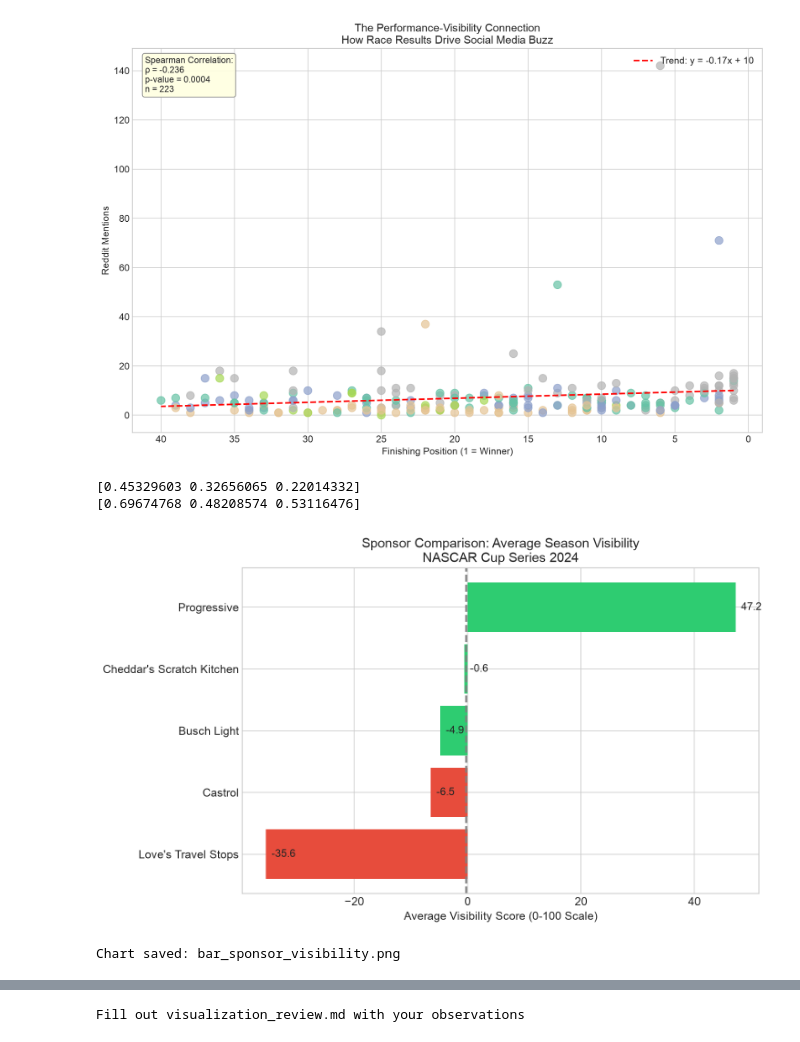
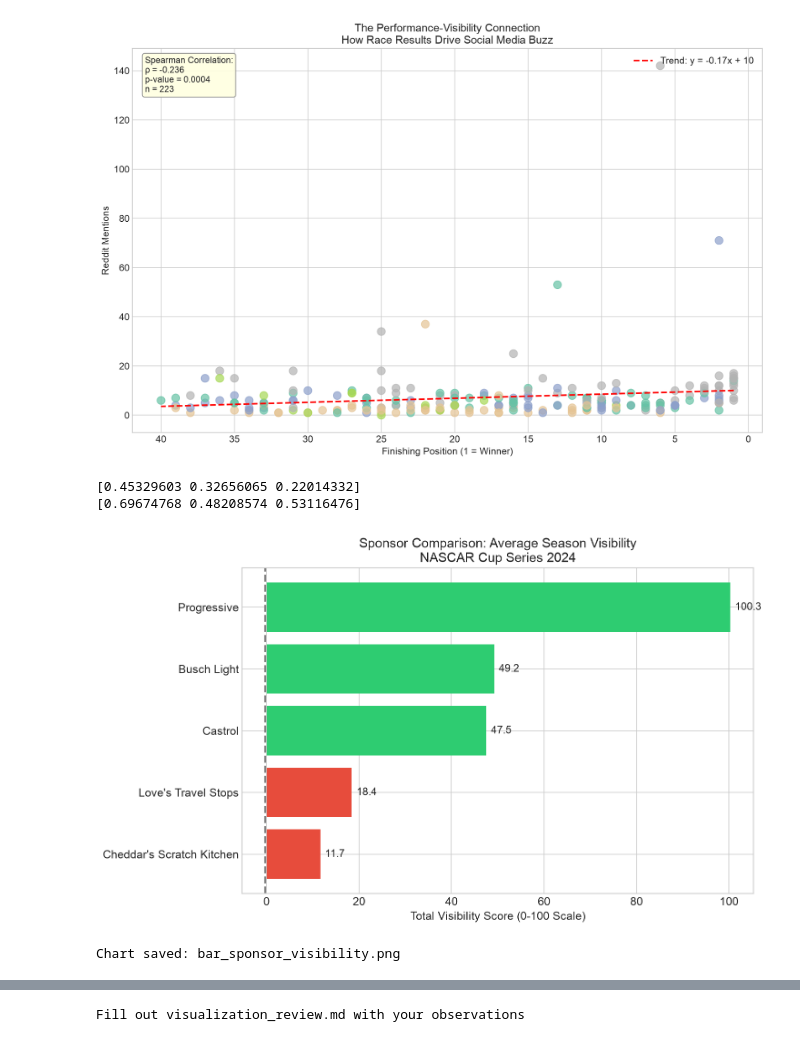
Before and after one commit to lloyd-todaro/NASCAR-Externship, a Jupyter notebook: code/data_visualization.ipynb, the cells around one changed output, grey strips where cells are left out. Saved outputs shown, nothing was run; the diff lists cells and outputs as text; code cells hidden in the pictures.

```diff
--- a/code/data_visualization.ipynb
+++ b/code/data_visualization.ipynb
@@ -237,40 +237,45 @@ sponsor_summary['Visibility_Score'] = (
     sponsor_summary['News_Normalized'] * abs(pca.components_[0][1])
 ).round(2)
 
+shift = -sponsor_summary['Visibility_Score'].min()
+sponsor_summary['Visibility_Score_Shifted'] = sponsor_summary['Visibility_Score'] + shift
+
+
+
 sponsor_summary_aggregated = sponsor_summary.groupby('primary_sponsor').agg(
-    Total_Visibility=('Visibility_Score', 'sum')
+    Total_Visibility=('Visibility_Score_Shifted', 'sum')
 )
 
 # Sort by visibility score
 sponsor_summary_aggregated = sponsor_summary_aggregated.sort_values('Total_Visibility', ascending=True)
 
 # Create horizontal bar chart
 fig, ax = plt.subplots(figsize=(10, 6))
 
 colors = ['#2ecc71' if v >= sponsor_summary_aggregated['Total_Visibility'].median()
           else '#e74c3c' for v in sponsor_summary_aggregated['Total_Visibility']]
 
 bars = ax.barh(sponsor_summary_aggregated.index, sponsor_summary_aggregated['Total_Visibility'], color=colors)
 
 # Add value labels
 for bar, value in zip(bars, sponsor_summary_aggregated['Total_Visibility']):
     ax.text(value + 1, bar.get_y() + bar.get_height()/2,
             f'{value:.1f}', va='center', fontsize=11)
 
-ax.set_xlabel('Average Visibility Score (0-100 Scale)', fontsize=12)
+ax.set_xlabel('Total Visibility Score (0-100 Scale)', fontsize=12)
 ax.set_title('Sponsor Comparison: Average Season Visibility\nNASCAR Cup Series 2024', fontsize=14)
 ax.axvline(x=sponsor_summary['Visibility_Score'].median(), color='gray',
            linestyle='--', linewidth=2, label='Median')
 
 plt.tight_layout()
 plt.savefig('data/plots/bar_sponsor_visibility.png', dpi=150)
 plt.show()
 
 print("Chart saved: bar_sponsor_visibility.png")
 # %% [output]
 [0.45329603 0.32656065 0.22014332]
 [0.69674768 0.48208574 0.53116476]
-[figure, old version]
+[figure, new version]
 Chart saved: bar_sponsor_visibility.png
 # %%
 # Create race number if not present
```
Also changed, not shown: parts of 3 cells of this notebook, 4 other files.
